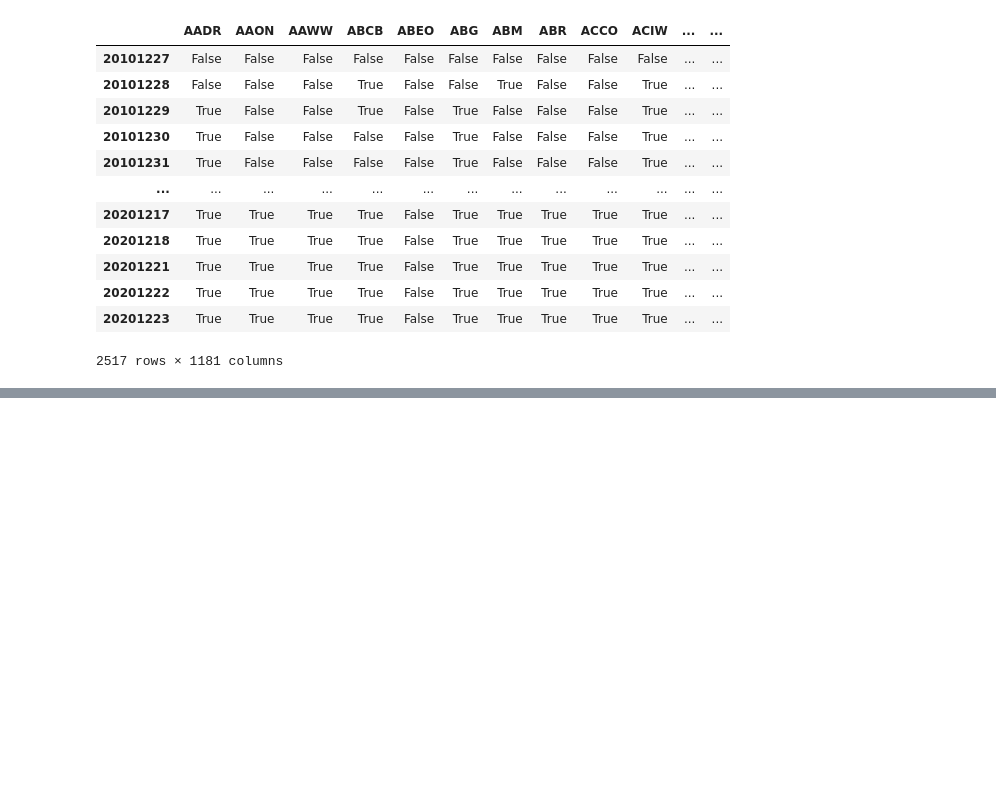
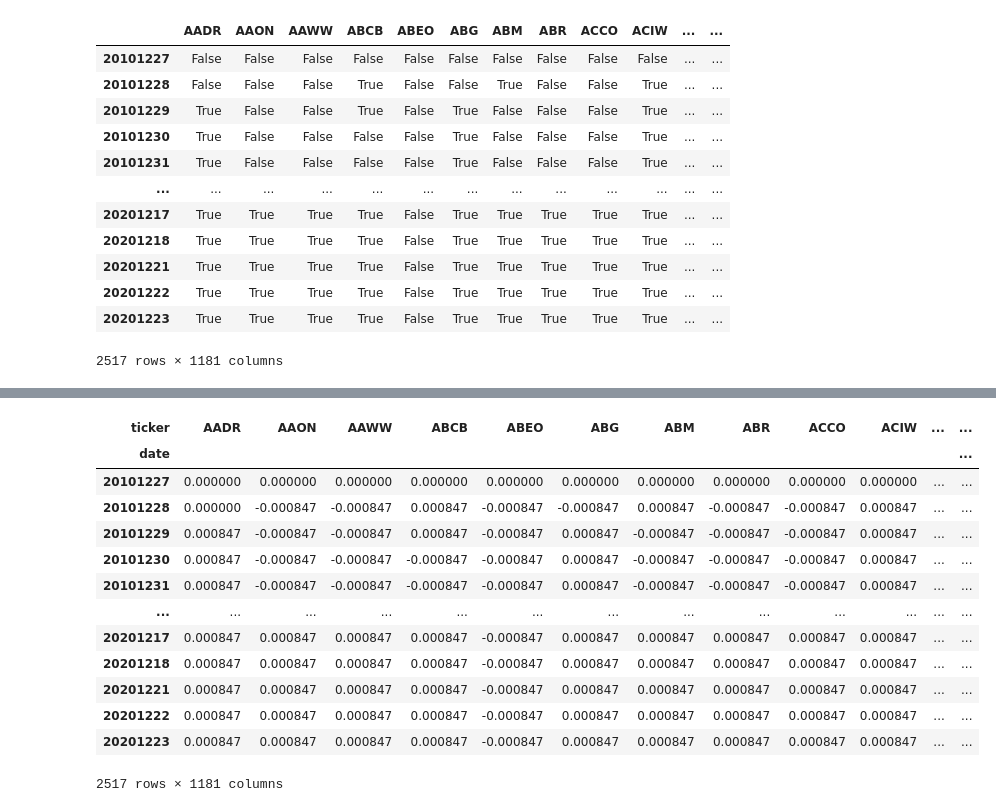
Before and after one commit to ricocahyadi777/quant-trading-project-maf, a Jupyter notebook: Quant.ipynb, the cells around one changed output, grey strips where cells are left out. Saved outputs shown, nothing was run; the diff lists cells and outputs as text; code cells hidden in the pictures; blank space fills up the shorter version.

```diff
--- a/Quant.ipynb
+++ b/Quant.ipynb
@@ -60,0 +94,20 @@ cross
+# %%
+trading_positions_raw = ema_short - ema_long
+trading_positions_raw
+trading_positions = trading_positions_raw.apply(np.sign) * 1/len(ticker)
+trading_positions
+# %% [output]
+| ticker | AADR | AAON | AAWW | ABCB | ABEO | ABG | ABM | ABR | ACCO | ACIW | ... | ... |
+| date |  |  |  |  |  |  |  |  |  |  |  | ... |
+| 20101227 | 0.000000 | 0.000000 | 0.000000 | 0.000000 | 0.000000 | 0.000000 | 0.000000 | 0.000000 | 0.000000 | 0.000000 | ... | ... |
+| 20101228 | 0.000000 | -0.000847 | -0.000847 | 0.000847 | -0.000847 | -0.000847 | 0.000847 | -0.000847 | -0.000847 | 0.000847 | ... | ... |
+| 20101229 | 0.000847 | -0.000847 | -0.000847 | 0.000847 | -0.000847 | 0.000847 | -0.000847 | -0.000847 | -0.000847 | 0.000847 | ... | ... |
+| 20101230 | 0.000847 | -0.000847 | -0.000847 | -0.000847 | -0.000847 | 0.000847 | -0.000847 | -0.000847 | -0.000847 | 0.000847 | ... | ... |
+| 20101231 | 0.000847 | -0.000847 | -0.000847 | -0.000847 | -0.000847 | 0.000847 | -0.000847 | -0.000847 | -0.000847 | 0.000847 | ... | ... |
+| ... | ... | ... | ... | ... | ... | ... | ... | ... | ... | ... | ... | ... |
+| 20201217 | 0.000847 | 0.000847 | 0.000847 | 0.000847 | -0.000847 | 0.000847 | 0.000847 | 0.000847 | 0.000847 | 0.000847 | ... | ... |
+| 20201218 | 0.000847 | 0.000847 | 0.000847 | 0.000847 | -0.000847 | 0.000847 | 0.000847 | 0.000847 | 0.000847 | 0.000847 | ... | ... |
+| 20201221 | 0.000847 | 0.000847 | 0.000847 | 0.000847 | -0.000847 | 0.000847 | 0.000847 | 0.000847 | 0.000847 | 0.000847 | ... | ... |
+| 20201222 | 0.000847 | 0.000847 | 0.000847 | 0.000847 | -0.000847 | 0.000847 | 0.000847 | 0.000847 | 0.000847 | 0.000847 | ... | ... |
+| 20201223 | 0.000847 | 0.000847 | 0.000847 | 0.000847 | -0.000847 | 0.000847 | 0.000847 | 0.000847 | 0.000847 | 0.000847 | ... | ... |
+2517 rows × 1181 columns
```
Also changed, not shown: parts of 5 cells of this notebook.
